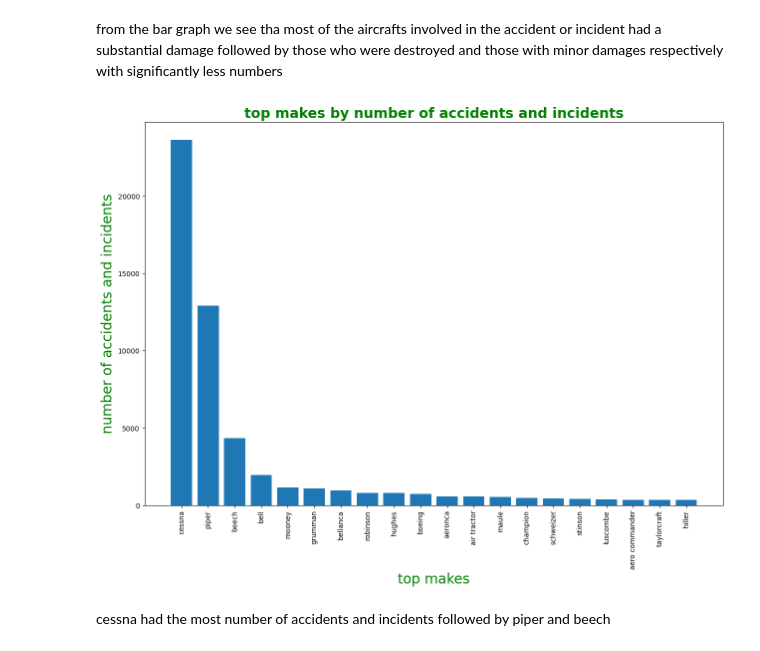
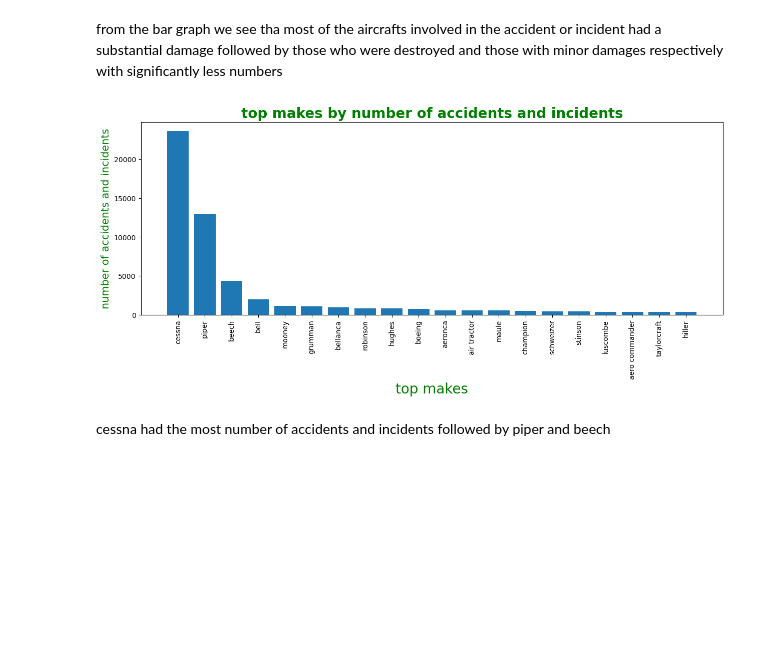
Before and after one commit to kibngetich/aviation-data-analysis, a Jupyter notebook: index.ipynb, the cells around one changed output. Cells and saved outputs as stored; diff of their text form; code cells hidden in the pictures; blank space fills up the shorter version.

```diff
--- a/index.ipynb
+++ b/index.ipynb
@@ -425,14 +425,14 @@ Name: count, dtype: int64
 from the bar graph we see tha most of the aircrafts involved in the accident or incident had a substantial damage followed by those who were destroyed and those with minor damages respectively with significantly less numbers
 # %%
 top_makes=df['Make'].value_counts()[:20]#defining the series to use
-fig, ax=plt.subplots(figsize=(15,10))
+fig, ax=plt.subplots(figsize=(15,5))
 ax.bar(x=top_makes.index,height=top_makes.values)#plotting the bar graph
 ax.set_title('top makes by number of accidents and incidents',color='g',fontsize=20,fontweight='bold')#setting the title
 ax.set_xlabel('top makes',color='g',fontsize=20)#labeling the x axis
-ax.set_ylabel('number of accidents and incidents',color='g',fontsize=20)#labeling the y axis
+ax.set_ylabel('number of accidents and incidents',color='g',fontsize=15)#labeling the y axis
 ax.set_xticklabels(top_makes.index,rotation=90);
 # %% [output]
-[figure, old version]
+[figure, new version]
 # %% [markdown]
 cessna had the most number of accidents and incidents followed by piper and beech
 # %% [markdown]
```
Also changed, not shown: 1 other file.
